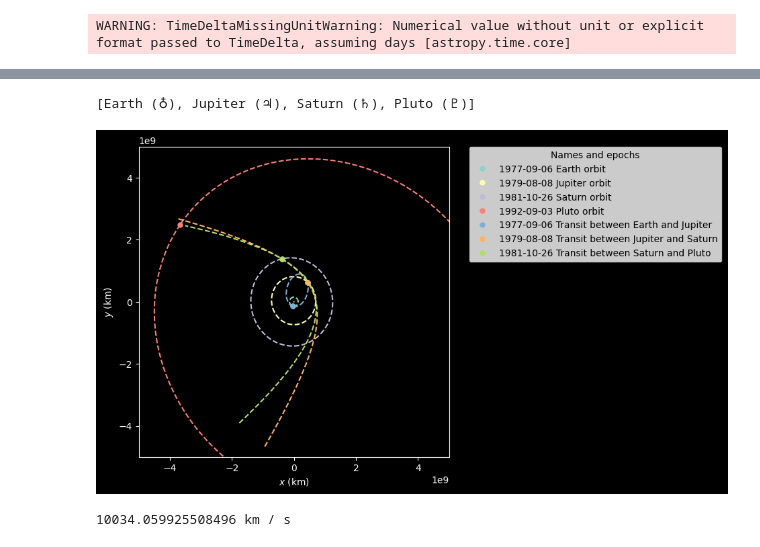
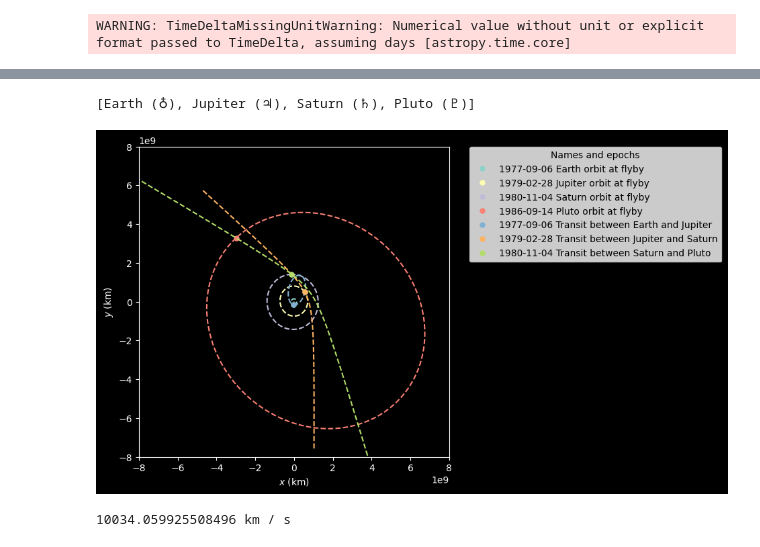
Before and after one commit to jackSN8/Starship_outer_planets_missions, a Jupyter notebook: voyager_traj/voyager_pluto_traj.ipynb, the cells around one changed output, grey strips where cells are left out. Saved outputs shown, nothing was run; the diff lists cells and outputs as text; code cells hidden in the pictures.

```diff
--- a/voyager_traj/voyager_pluto_traj.ipynb
+++ b/voyager_traj/voyager_pluto_traj.ipynb
@@ -71,7 +71,7 @@ def find_assist_periapsis_bounds(dep_num,sling_bod_orb,inc_orb_vel,date):
                 while not reached_next_bod:
                     test_orb_prop=test_orb_prop.propagate(5*u.day)
                     time_to_next += 5*u.day
-                    if np.linalg.norm(test_orb_prop.rv()[0]).value > target_body_debug_orbit.a.value:
+                    if (np.linalg.norm(test_orb_prop.rv()[0]).to(u.km)).value > ((np.linalg.norm(target_body_debug_orbit.propagate(time_to_next).rv()[0]))).to(u.km).value:
                         reached_next_bod=True
                 rough_arrival_date = date+time_to_next
                 # print(f"Arrival at {target_body} at roughly {rough_arrival_date}")
@@ -104,17 +104,17 @@ def find_assist_periapsis_bounds(dep_num,sling_bod_orb,inc_orb_vel,date):
 # %%
 #search for viable Earth-Jupiter transit
 resolution=7#days
-min_tof=500#days
-max_tof=700#days
+min_tof=540#days
+max_tof=670#days
 
-assist_transit_resolution = 150 #number of periapsis values to scan over for viablish slingshots
+assist_transit_resolution = 80 #number of periapsis values to scan over for viablish slingshots
 
 #max and min flyby distances
-r_p_min=10000
+r_p_min=35000
 r_p_max=950000
 
 first_date=time.Time("1977-09-06 00:01", scale="utc").tdb
-arb_extra_date = time.Time("1978-11-05 00:01", scale="utc").tdb
+final_launch_date= time.Time("1978-11-05 00:01", scale="utc").tdb
 buffer = 100*u.day
 
 final_date=time.Time("1994-10-01 00:01", scale="utc").tdb
@@ -128,7 +128,7 @@ final_date=time.Time("1994-10-01 00:01", scale="utc").tdb
 # ephem_neptune=Ephem.from_horizons("899", time_range(first_date,end=final_date),plane=Planes.EARTH_ECLIPTIC)
 
 
-ephem_earth = Ephem.from_body(Earth, time_range(first_date,end=arb_extra_date+max_tof+buffer,periods=300),plane=Planes.EARTH_ECLIPTIC)
+ephem_earth = Ephem.from_body(Earth, time_range(first_date,end=final_launch_date+max_tof+buffer,periods=300),plane=Planes.EARTH_ECLIPTIC)
 ephem_jupiter = Ephem.from_body(Jupiter, time_range(first_date,end=final_date,periods=1000),plane=Planes.EARTH_ECLIPTIC)
 ephem_saturn = Ephem.from_body(Saturn, time_range(first_date,end=final_date,periods=1000),plane=Planes.EARTH_ECLIPTIC)
 ephem_pluto = Ephem.from_body(Pluto, time_range(first_date,end=final_date,periods=1000),plane=Planes.EARTH_ECLIPTIC)
@@ -155,13 +155,15 @@ arrive_bod_1=None
 orb_after_1=None
 
 tof_range=np.arange(min_tof,max_tof,resolution)*u.day
-launch_dates = time_range(start=first_date, end=arb_extra_date,periods=100)
+launch_dates = time_range(start=first_date, end=final_launch_date,periods=100)
 
 
 # launch_date=time.Time("1977-08-30 18:43:24.514", scale="utc").tdb
 # tof=688*u.day
 voyager_orbits=[]
 planet_orbits=[]
+flybys_dates=[]
+found_grand_tour=False
 
 for launch_date in launch_dates:
     for tof in tof_range:
@@ -202,7 +204,7 @@ for launch_date in launch_dates:
                 print(f"Viable assist at {arrive_date} with {planet_order[1]} to {planet_order[2]} arrving at {arrive_bod_2_date}.")
                 bod_2_arriv_orb=orb_after_1.propagate(arrive_bod_2_date)
                 bod_2_orb=Orbit.from_ephem(Sun, ephem_order[2], arrive_bod_2_date)
-                print(arrive_bod_2_date)
+                # print(arrive_bod_2_date)
                 next_dv,arrive_bod_3_date,orb_after_2=find_assist_periapsis_bounds(2,bod_2_orb,bod_2_arriv_orb.rv()[1],arrive_bod_2_date)
                 print(f"Assist to Pluto would take {next_dv.to(u.m/u.s)} arriving at {arrive_bod_3_date}")
                 assist_2=deepcopy(orb_after_2)
@@ -218,32 +220,19 @@ for launch_date in launch_dates:
                     assist_2_count+=1
                     planet_orbits.append(bod_3_orb)
                     flybys_dates.append(arrive_bod_3_date)
-
-                    # final_dv,arrive_bod_4_date,orb_after_3=find_assist_periapsis_bounds(3,bod_3_orb,bod_3_arriv_orb.rv()[1],arrive_bod_3_date)
-                    # if(final_dv<100*u.m/u.s):
-                    #     print(f"Viable 3rd assist arriving at {planet_order[4]} on {arrive_bod_4_date} with {final_dv.to(u.m/u.s)} on {planet_order[3]} at {arrive_bod_3_date}")
-                    #     assist_3=deepcopy(orb_after_3)
-                    #     voyager_orbits.append(assist_3)
-                    #     flybys_dates.append(arrive_bod_3_date)
-                        #
-                    #     body_4_orb=Orbit.from_ephem(Sun, ephem_order[4], arrive_bod_4_date)
-                    #     planet_orbits.append(body_4_orb)
-                    #     print("GRAND TOUR FOUND!")
-                    #     print(f"Leave Earth {launch_date}, arrive at Jupiter on {arrive_date} , assist 2 with Saturn on {arrive_bod_2_date} , assist 3 with Uranus {arrive_bod_3_date}, arrive at Neptune at {arrive_bod_4_date}")
                     found_grand_tour=True
                     break
-
-                    # else:
-                    #     print("No viable 3rd assist")
                 else:
                     print("No viable 2nd assist")
         if(found_grand_tour):
             break
         else:
+            print("Not found grand tour on this run")
             voyager_orbits=[]
             planet_orbits=[]
             flybys_dates=[]
-
+    if(found_grand_tour):
+        break
 
 
 print(f"Scanned over {total_scans} trajectories from {planet_order[0]} to {planet_order[1]}")
@@ -256,34 +253,32 @@ Found Earth-Jupiter transit with DV 10726.64 m / s on launch 1977-09-06 00:01:48
 # %%
 plotter = StaticOrbitPlotter(dark=True)
 print(planet_order)
 # Plot all voyager orbits
 # print(voyager_orbits)
-pluto_orbit = Orbit.from_ephem(Sun, ephem_order[3], time.Time("1992-09-03 00:01", scale="utc").tdb)
 
 # Plot all planet orbits at encounter times
 for i, po in enumerate(planet_orbits):
-    plotter.plot(po, label=f"{planet_order[i].name} orbit")
-plotter.plot(pluto_orbit, label=f"{planet_order[3].name} orbit")
+    plotter.plot(po, label=f"{planet_order[i].name} orbit at flyby")
 
 for i, vo in enumerate(voyager_orbits):
     # print(vo)
     plotter.plot(vo, label=f"Transit between {planet_order[i].name} and {planet_order[i+1].name}")
     # print(f"Transit between {planet_order[i].name} and {planet_order[i+1].name}'}")
 
 
 # Get the matplotlib Axes (poliastro versions differ: ax vs _ax)
 ax = getattr(plotter, "ax", None) or plotter._ax
 
 # Example: zoom to a +/- 5e8 km box around (0,0)
-range=5e9
+range=8e9
 ax.set_xlim(-range, range)
 ax.set_ylim(-range, range)
 ax.set_aspect("equal", adjustable="box")
 
 plt.show()
 # %% [output]
 [Earth (♁), Jupiter (♃), Saturn (♄), Pluto (♇)]
-[figure, old version]
+[figure, new version]
 # %%
 
 # 1977-09-01 18:43:24.514 1979-06-22 18:43:24.514 11889.144703103324 km / s
```
Also changed, not shown: parts of 1 cell of this notebook, 5 other files.
